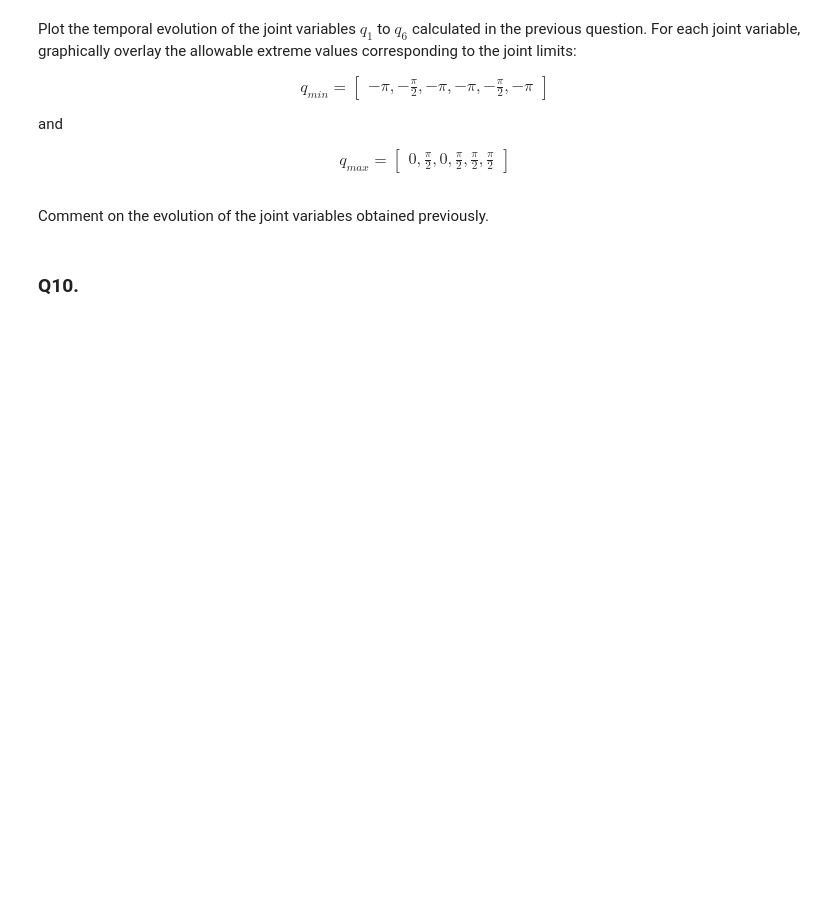
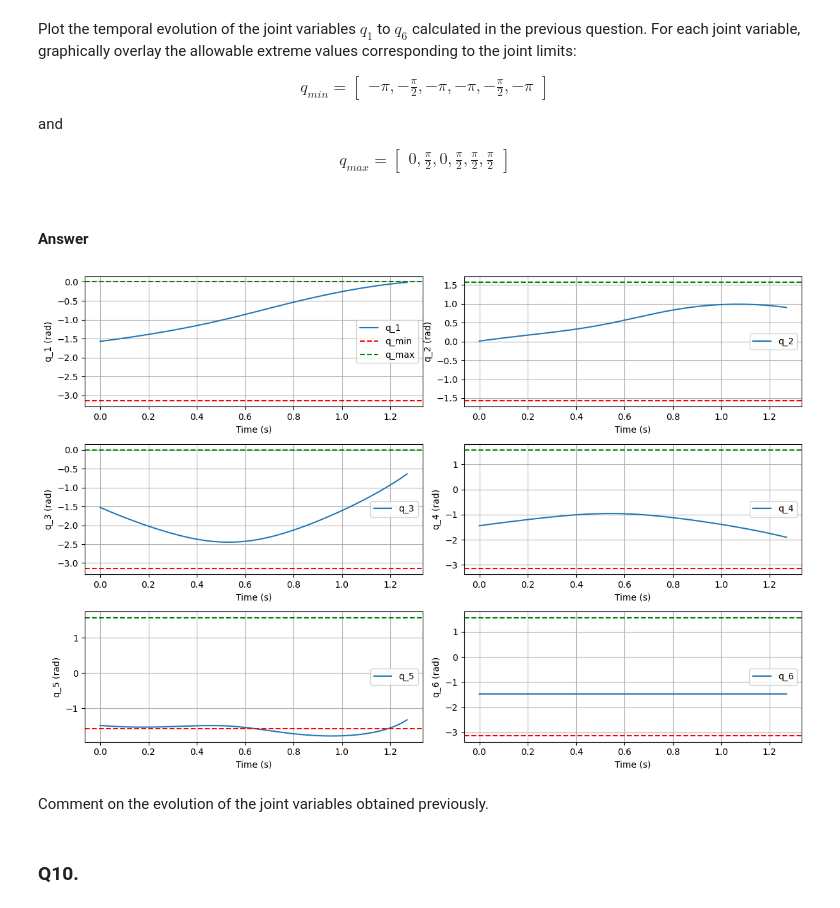
Before and after one commit to tr0fin0/classes_ensta, a Jupyter notebook: 3A/CSC_5RO15_TA/CSC_5RO15_TA_TP1/Tutorial_1.ipynb, the cells around one changed output. Cells and saved outputs as stored; diff of their text form; code cells hidden in the pictures; blank space fills up the shorter version.

```diff
--- a/3A/CSC_5RO15_TA/CSC_5RO15_TA_TP1/Tutorial_1.ipynb
+++ b/3A/CSC_5RO15_TA/CSC_5RO15_TA_TP1/Tutorial_1.ipynb
@@ -595,6 +769,39 @@ and
 \begin{align*}
 q_{max} = \left[\begin{array}{c}{ 0 , \frac{\pi}{2} , 0  ,\frac{\pi}{2}, \frac{\pi}{2} , \frac{\pi}{2} }\end{array}\right]
 \end{align*}
+# %% [markdown]
+#### Answer
+# %%
+# Define joint limits
+q_min = np.array([-np.pi, -np.pi/2, -np.pi, -np.pi, -np.pi/2, -np.pi])
+q_max = np.array([0, np.pi/2, 0, np.pi/2, np.pi/2, np.pi/2])
+
+# Extract the joint variables over time
+joint_variables = np.array(RobotTutorials.list_q_d_k).T
+
+# Plot the temporal evolution of the joint variables
+time_steps = RobotTutorials.discreteTime
+
+# print(joint_variables.shape)
+# print(time_steps.shape)
+# print(RobotTutorials.list_q_dk.shape)
+
+plt.figure(figsize=(12, 8))
+
+for i in range(6):
+    plt.subplot(3, 2, i+1)
+    plt.plot(time_steps, joint_variables[i], label=f'q_{i+1}')
+    plt.axhline(y=q_min[i], color='r', linestyle='--', label='q_min' if i == 0 else "")
+    plt.axhline(y=q_max[i], color='g', linestyle='--', label='q_max' if i == 0 else "")
+    plt.xlabel('Time (s)')
+    plt.ylabel(f'q_{i+1} (rad)')
+    plt.legend()
+    plt.grid(True)
+
+plt.tight_layout()
+plt.show()
+# %% [output]
+[figure, added]
 # %% [markdown]
 Comment on the evolution of the joint variables obtained previously.
 # %% [markdown]
```
Also changed, not shown: parts of 92 cells of this notebook.
